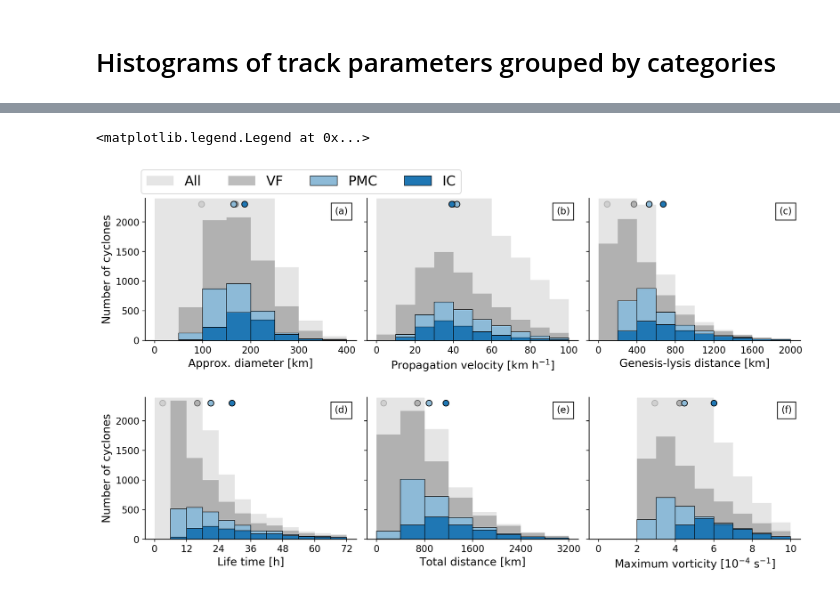
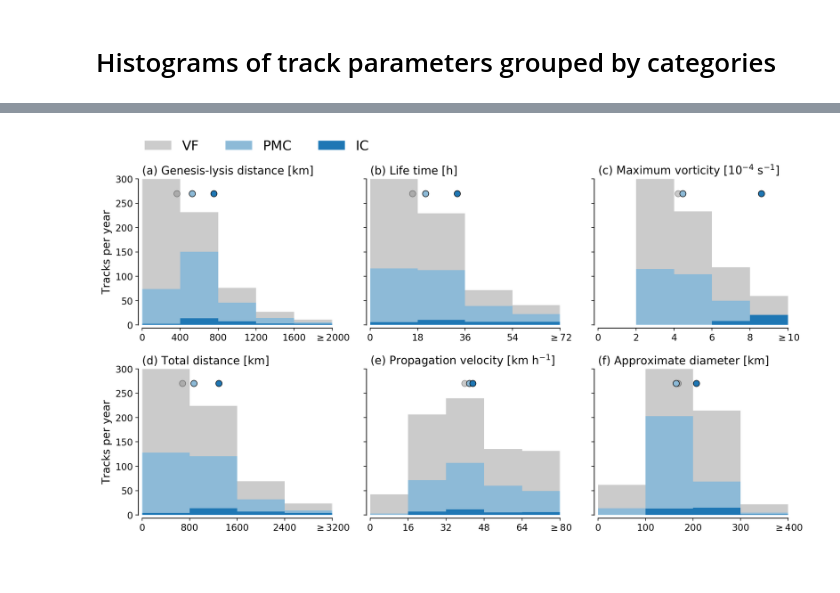
Before and after one commit to dennissergeev/pmc_clim, a Jupyter notebook: code/Categories.ipynb, the cells around one changed output, grey strips where cells are left out. Saved outputs shown, nothing was run; the diff lists cells and outputs as text; code cells hidden in the pictures; blank space fills up the shorter version.

Commit message:
update strong category definition and histograms

```diff
--- a/code/Categories.ipynb
+++ b/code/Categories.ipynb
@@ -54,45 +65,61 @@ for subset in subsets:
-# %%
-for subset in subsets:
-    track_summary[subset].max_vort *= 1e4
 # %%
 plt_kw_list = [
-    dict(color='C7', alpha=0.2),
-    dict(color='C7', alpha=0.5),
-    dict(color='#8DBAD7', linewidth=2/3, edgecolor='#000000'),
-    dict(color='C0', linewidth=2/3, edgecolor='#000000')
+#     dict(color='C7', alpha=0.2),
+    dict(color='C7', alpha=0.4),
+    dict(color='#8DBAD7'),#, linewidth=2/3, edgecolor='#111111'),
+    dict(color='C0'),#, linewidth=2/3, edgecolor='#111111')
 ]
+# %%
+vrbl_dict = dict(
+    gen_lys_dist_km=dict(bins=np.linspace(0, 2000, 6), title='Genesis-lysis distance [km]'),
+    lifetime_h=dict(bins=np.linspace(0, 72, 5), title='Life time [h]'),
+    max_vort=dict(bins=np.linspace(0, 10, 6), title='Maximum vorticity [$10^{-4}$ $s^{-1}$]'),
+    total_dist_km=dict(bins=np.linspace(0, 3200, 5), title='Total distance [km]'),
+    average_speed=dict(bins=np.linspace(0, 80, 6), title='Propagation velocity [$km$ $h^{-1}$]'),
+    area=dict(bins=np.linspace(0, 400, 5), title='Approximate diameter [km]'),
+)
 # %%
 # import string
-# iletters = iter(string.ascii_lowercase)
+iletters = iter(string.ascii_lowercase)
 
-ymax = 2400
+ymax = 300
 
 ncols = 3
 nrows = 2
-fig, axs = plt.subplots(ncols=ncols, nrows=nrows, sharey=True, gridspec_kw=dict(hspace=0.4, wspace=0.05))
+fig, axs = plt.subplots(ncols=ncols, nrows=nrows, sharey=True, gridspec_kw=dict(hspace=0.3, wspace=0.2))
 
-for ax, (vrbl_name, hist_kw) in zip(axs.flat, vrbl_dict.items()):
-    ttl = hist_kw.pop('title')
+for ax, (vrbl_name, h_kw) in zip(axs.flat, vrbl_dict.copy().items()):
+    hist_kw = h_kw.copy()
+    ttl = hist_kw['title']
+    bins = hist_kw['bins']
     for subset, plt_kw in zip(subsets, plt_kw_list):
-        track_summary[subset][vrbl_name].hist(ax=ax, label=subset_aliases[subset], **plt_kw, **hist_kw)
+        clipped_data = np.clip(track_summary[subset][vrbl_name], bins[0], bins[-1])
+        clipped_data.hist(ax=ax, label=subset_aliases[subset], weights=np.ones(clipped_data.shape) * 1/nyr, bins=bins, **plt_kw)
         med_val = np.percentile(track_summary[subset][vrbl_name], 50)
-        ax.plot(med_val, ymax-100, alpha=plt_kw.get('alpha', 1), mfc=plt_kw['color'], marker='o', ms=7.5, mec='k', zorder=100)
-    ax.set_xticks(np.linspace(*hist_kw['range'], hist_kw['bins']//2+1))
+        ax.plot(med_val, 0.9*ymax, alpha=plt_kw.get('alpha', 1),
+                mfc=plt_kw['color'], marker='o', ms=8, mec='k', mew=0.75, zorder=100)
+    ax.set_xlim(bins[0], bins[-1])
+    ax.set_xticks(bins)
+    xlabels = [f'{int(x)}' for x in bins]
+    xlabels[-1] = f'$\geq {xlabels[-1]}$'
+    ax.set_xticklabels(xlabels, rotation=0)
     ax.grid(False)
     ax.set_ylim(0, ymax)
-    ax.add_artist(AnchoredText(f'({next(iletters)})', loc=1, frameon=True))
-    ax.set_xlabel(ttl)
+#     ax.set_yscale('log')
+    ax.set_title(f'({next(iletters)}) {ttl}', loc='left', fontsize='large')
+#     ax.add_artist(AnchoredText(f'({next(iletters)})', loc=1, frameon=True))
 
     for spine in ax.spines.values():
         if spine.spine_type in ['top', 'right']:
             spine.set_linewidth(0)
         else:
             spine.set_linewidth(1)
+            spine.set_position(('axes', -0.02))
+            spine.set_position(('axes', -0.02))
 
 for axrow in axs:
-    axrow[0].set_ylabel('Number of cyclones')
-axs.flatten()[0].legend(fontsize='x-large', ncol=4, loc=2, bbox_to_anchor=(-0.05, 1.25))
+    axrow[0].set_ylabel('Tracks per year')
+axs.flatten()[0].legend(fontsize='x-large', ncol=4, loc=2, bbox_to_anchor=(-0.05, 1.35), frameon=False);
 # %% [output]
-<matplotlib.legend.Legend at 0x...>
-[figure, old version]
+[figure, new version]
 # %%
```
Also changed, not shown: parts of 8 cells of this notebook, 2 other files.
